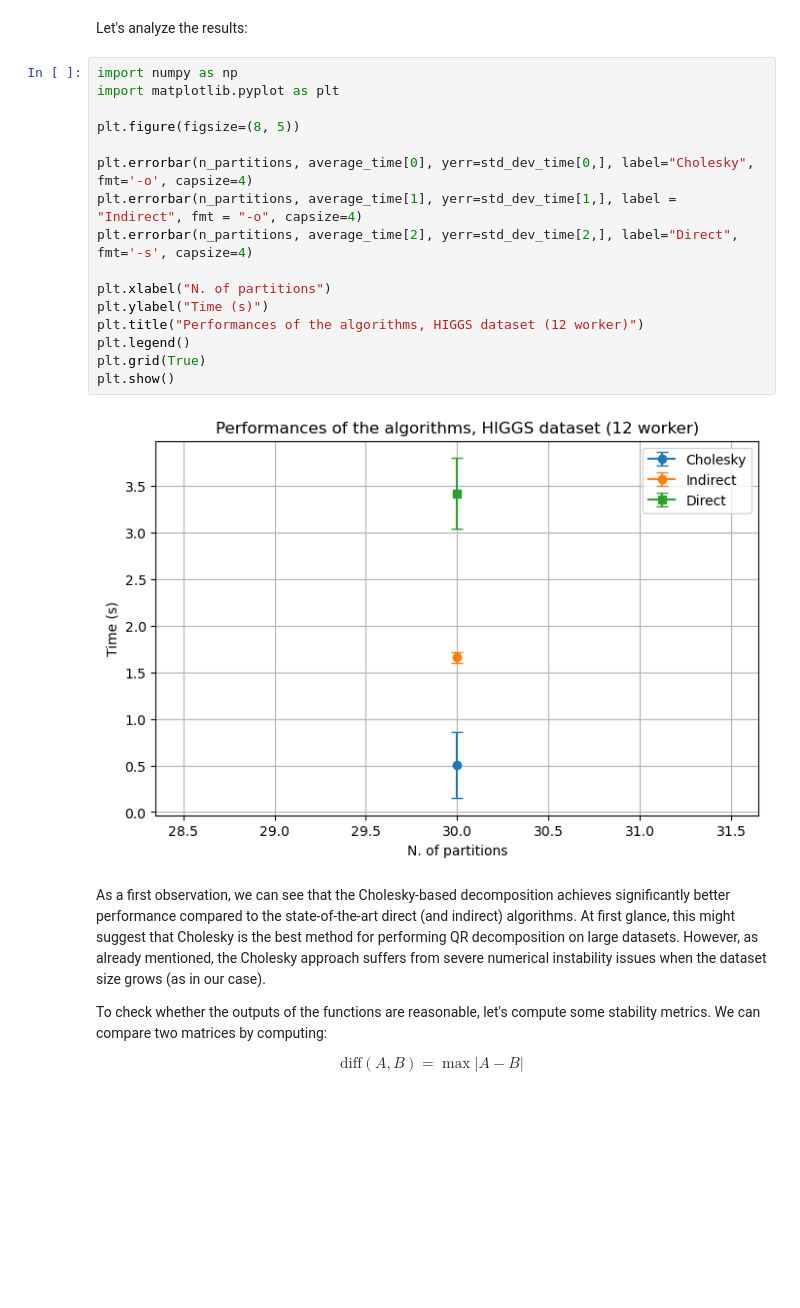
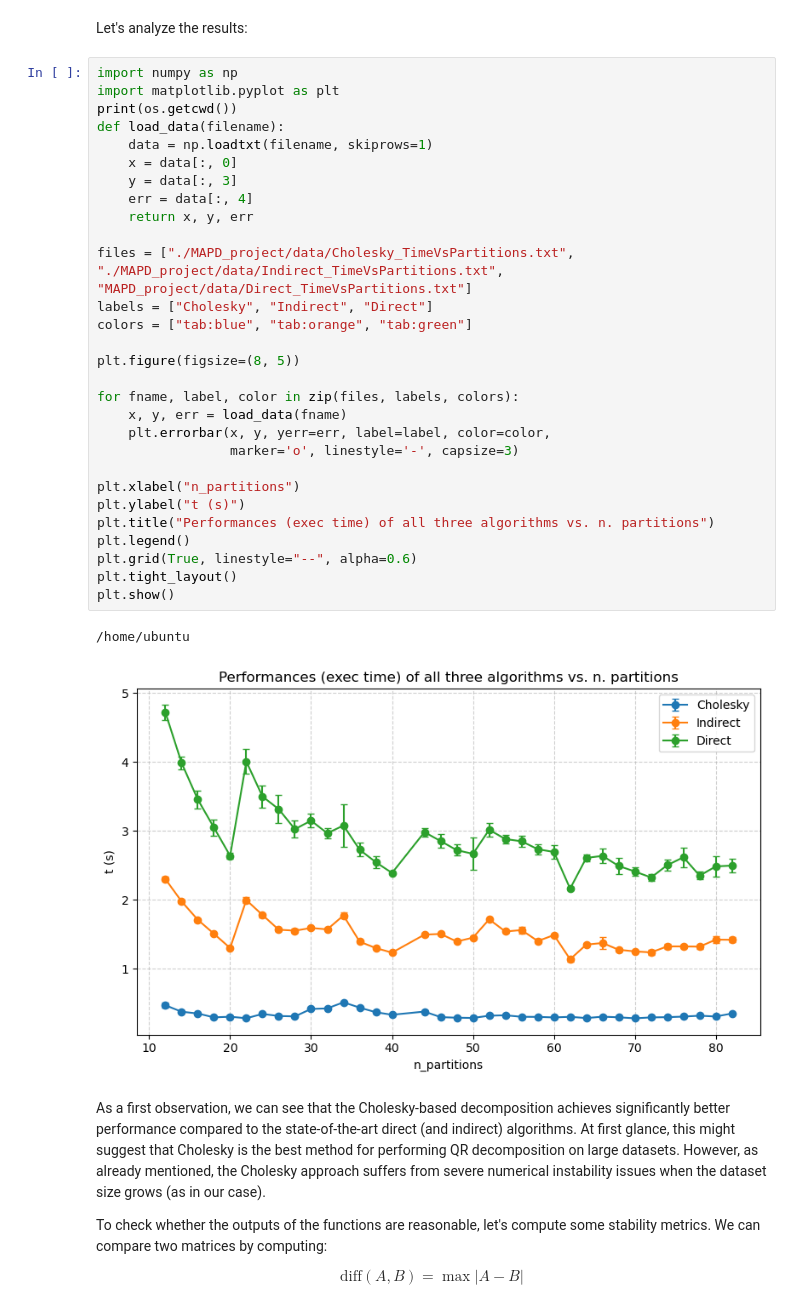
Before and after one commit to AlessandroMiotto/MAPD_project, a Jupyter notebook: Benchmark.ipynb, the cells around one changed output. Saved outputs shown, nothing was run; the diff lists cells and outputs as text; blank space fills up the shorter version.

Commit message:
Data on time vs partition (lorenzo)

```diff
--- a/Benchmark.ipynb
+++ b/Benchmark.ipynb
@@ -132,21 +142,35 @@ Let's analyze the results:
 # %%
 import numpy as np
 import matplotlib.pyplot as plt
+print(os.getcwd())
+def load_data(filename):
+    data = np.loadtxt(filename, skiprows=1)
+    x = data[:, 0]
+    y = data[:, 3]
+    err = data[:, 4]
+    return x, y, err
+
+files = ["./MAPD_project/data/Cholesky_TimeVsPartitions.txt", "./MAPD_project/data/Indirect_TimeVsPartitions.txt", "MAPD_project/data/Direct_TimeVsPartitions.txt"]
+labels = ["Cholesky", "Indirect", "Direct"]
+colors = ["tab:blue", "tab:orange", "tab:green"]
 
 plt.figure(figsize=(8, 5))
 
-plt.errorbar(n_partitions, average_time[0], yerr=std_dev_time[0,], label="Cholesky", fmt='-o', capsize=4)
-plt.errorbar(n_partitions, average_time[1], yerr=std_dev_time[1,], label = "Indirect", fmt = "-o", capsize=4)
-plt.errorbar(n_partitions, average_time[2], yerr=std_dev_time[2,], label="Direct", fmt='-s', capsize=4)
+for fname, label, color in zip(files, labels, colors):
+    x, y, err = load_data(fname)
+    plt.errorbar(x, y, yerr=err, label=label, color=color,
+                 marker='o', linestyle='-', capsize=3)
 
-plt.xlabel("N. of partitions")
-plt.ylabel("Time (s)")
-plt.title("Performances of the algorithms, HIGGS dataset (12 worker)")
+plt.xlabel("n_partitions")
+plt.ylabel("t (s)")
+plt.title("Performances (exec time) of all three algorithms vs. n. partitions")
 plt.legend()
-plt.grid(True)
+plt.grid(True, linestyle="--", alpha=0.6)
+plt.tight_layout()
 plt.show()
 # %% [output]
+/home/ubuntu
-[figure, old version]
+[figure, new version]
 # %% [markdown]
 As a first observation, we can see that the Cholesky-based decomposition achieves significantly better performance compared to the state-of-the-art direct (and indirect) algorithms. At first glance, this might suggest that Cholesky is the best method for performing QR decomposition on large datasets. However, as already mentioned, the Cholesky approach suffers from severe numerical instability issues when the dataset size grows (as in our case).
 
```
Also changed, not shown: parts of 2 cells of this notebook, 3 other files.
